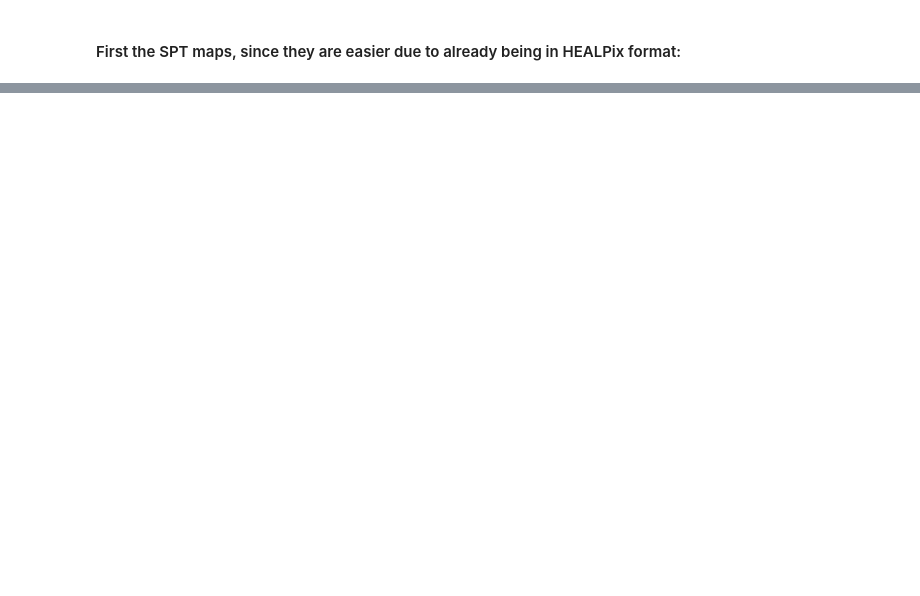
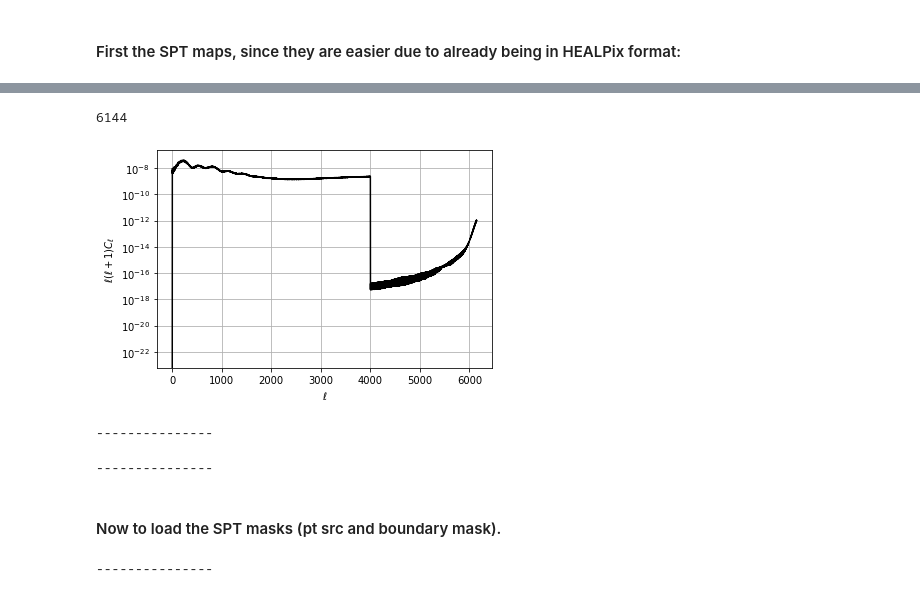
Before and after one commit to JeremyMeinke/mm_astronomy_stacking, a Jupyter notebook: map_processing.ipynb, the cells around one changed output, grey strips where cells are left out. Cells and saved outputs as stored; diff of their text form; code cells hidden in the pictures; blank space fills up the shorter version.

```diff
--- a/map_processing.ipynb
+++ b/map_processing.ipynb
@@ -142,0 +162,49 @@ gc.collect()
+# %%
+## Check the power spectrum
+smica_cl = hp.alm2cl(smica_cmb_alm)
+print(len(smica_cl))
+ell = np.arange(len(smica_cl))
+plt.plot(ell, ell * (ell+1)*smica_cl, marker="")
+plt.xlabel(r"$\ell$")
+plt.ylabel(r"$\ell(\ell+1)C_{\ell}$")
+plt.yscale("log")
+plt.grid()
+plt.show()
+smica_cl = None; ell = None; del smica_cl, ell
+gc.collect()
+print("---------------")
+## The higher ell values are noticeably lower, as expected for this 5 arcmin resolution map
+# %% [output]
+6144
+[figure, added]
+---------------
+# %%
+## Now to remove & apply correct pixel window functions:
+pixwin2048 = hp.pixwin(2048, pol=False, lmax=spt_lmax)
+pixwin8192 = hp.pixwin(8192, pol=False, lmax=spt_lmax)
+smica_cmb_alm_windowed = hp.almxfl(smica_cmb_alm, pixwin8192[:int(len(pixwin2048))]/pixwin2048)
+
+## convert back to map for applying masks
+smica_cmb_map_windowed = hp.alm2map(smica_cmb_alm_windowed, final_nside, pol=False)
+
+## And... clean up everything no longer used (memory later is sparse...)
+smica_cmb_alm = None; del smica_cmb_alm
+smica_cmb_alm_windowed = None; del smica_cmb_alm_windowed
+pixwin2048 = None; pixwin8192 = None; del pixwin2048, pixwin8192
+gc.collect()
+print("---------------")
+# %% [output]
+---------------
+# %% [markdown]
+#### Now to load the SPT masks (pt src and boundary mask).
+# %%
+## pt src first:
+spt_pt_src_mask = stacking.map_data_healpix_fits("./data/mask_nside8192_ptsrc_50mJy.fits", unreadable_header=True)
+## multiply mask:
+smica_cmb_map_windowed *= spt_pt_src_mask
+## clear memory of pt src mask:
+spt_pt_src_mask = None; del spt_pt_src_mask
+gc.collect()
+print("---------------")
+# %% [output]
+---------------
```
Also changed, not shown: parts of 11 cells of this notebook, 4 other files.
